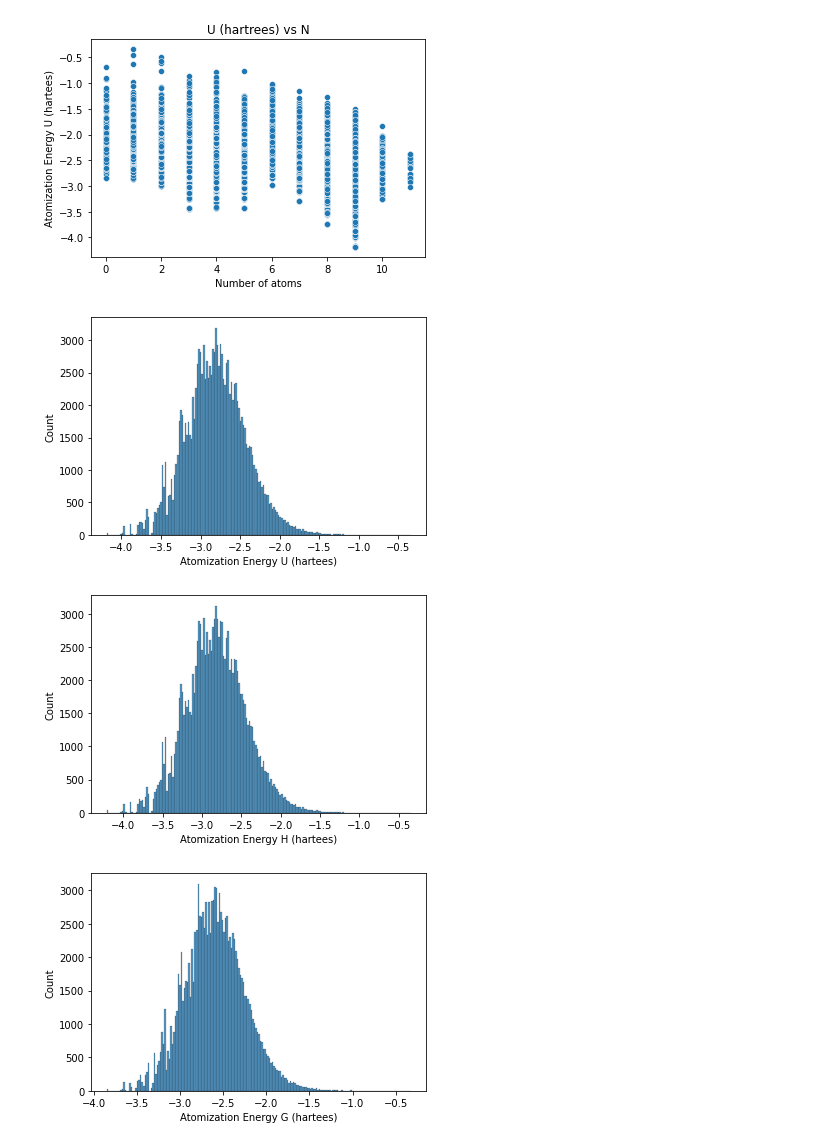
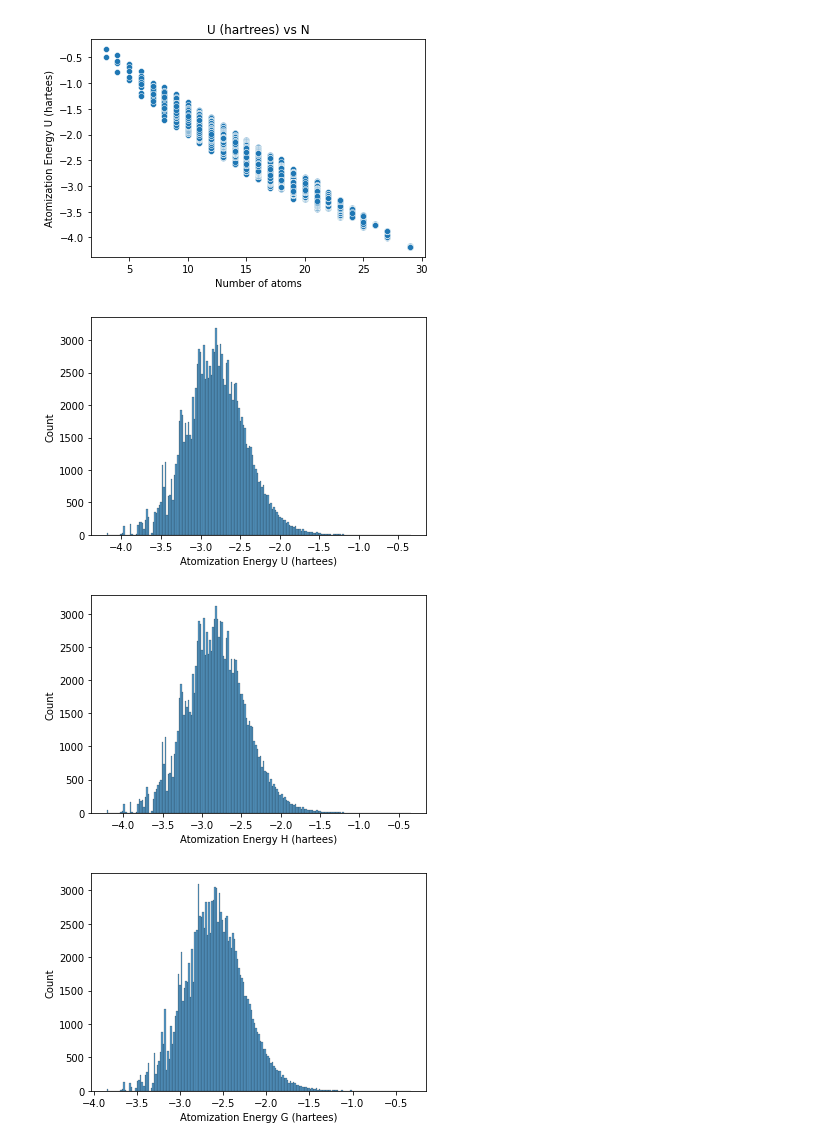
Before and after one commit to shauryaa09/ML_assignments, a Jupyter notebook: Ml-Assign1.ipynb, the cells around one changed output. Cells and saved outputs as stored; diff of their text form; code cells hidden in the pictures.

```diff
--- a/Ml-Assign1.ipynb
+++ b/Ml-Assign1.ipynb
@@ -1,41 +1,40 @@
 # %%
+from rdkit import Chem
 import pandas as pd
 import numpy as np
 import seaborn as sns
 import matplotlib.pyplot as plt
 df = pd.read_csv("qm9.csv",sep=",")
 filtered_df = df[~df["smiles"].str.contains("S"and"Cl")]
 #print(filtered_df)
 A=df["u298_atom"]
 U=np.array(A)*(1./627.5)
 B=df["h298_atom"]
 H=np.array(B)*(1./627.5)
 C=df["g298_atom"]
 G=np.array(C)*(1./627.5)
 Na=np.zeros(133885)
 str=np.array(df.smiles)
-#count no. of atoms using ascii code
+#count no. of atoms
 for i in range(len(str)):
-    count=0
-    for j in range(len(str[i])):
-        if(ord((str[i])[j])>64 and ord((str[i])[j])<91):
-            count=count+1
-    Na[i]=count
+    mol = Chem.MolFromSmiles(str[i])
+    mol=Chem.AddHs(mol)
+    Na[i]=mol.GetNumAtoms()
 N=np.array(Na)
 plt1=sns.scatterplot(N,U)
 plt1.set(xlabel ="Number of atoms", ylabel = "Atomization Energy U (hartees)", title ='U (hartrees) vs N')
 plt.show()
 plt2=sns.histplot(U)
 plt2.set(xlabel = "Atomization Energy U (hartees)")
 plt.show()
 plt3=sns.histplot(H)
 plt3.set(xlabel = "Atomization Energy H (hartees)")
 plt.show()
 plt4=sns.histplot(G)
 plt4.set(xlabel = "Atomization Energy G (hartees)")
 plt.show()
 # %% [output]
-[figure, old version]
+[figure, new version]
 [figure]
 [figure]
 [figure]
```
